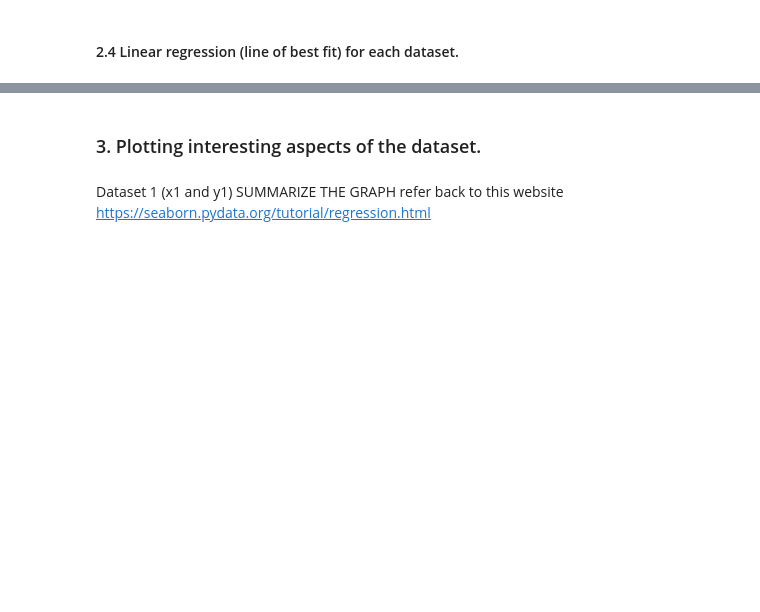
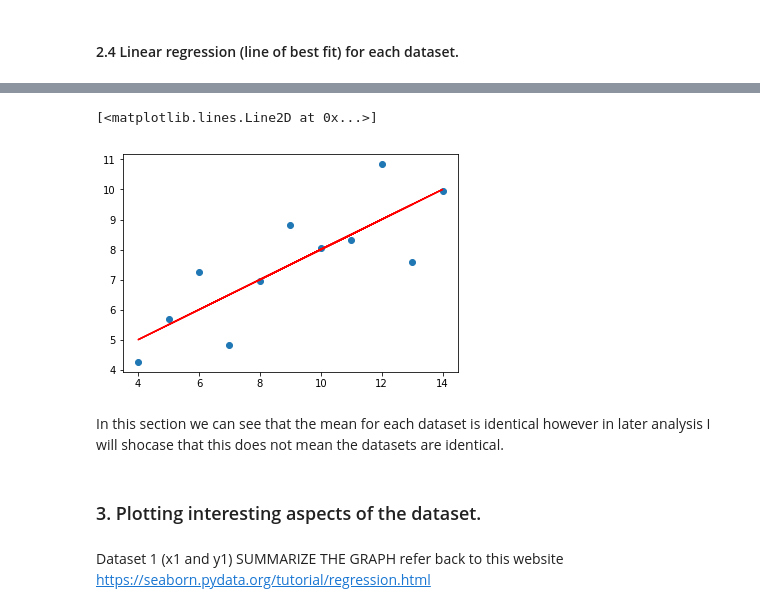
Before and after one commit to MartynaMisk/AnscombesQuarter, a Jupyter notebook: InvestigationAnscombesQuartet.ipynb, the cells around one changed output, grey strips where cells are left out. Cells and saved outputs as stored; diff of their text form; code cells hidden in the pictures; blank space fills up the shorter version.

```diff
--- a/InvestigationAnscombesQuartet.ipynb
+++ b/InvestigationAnscombesQuartet.ipynb
@@ -221,3 +276,12 @@ df.loc[:,["x4", "y4"]].corr()
+# %%
+#When I put them together I will see the line of best fit with the varibles:
+plt.plot(x,y,'o')
+plt.plot(x,np.polyval(p1,x),'r-')
+# %% [output]
+[<matplotlib.lines.Line2D at 0x...>]
+[figure, added]
+# %% [markdown]
+In this section we can see that the mean for each dataset is identical however in later analysis I will shocase that this does not mean the datasets are identical.
 # %% [markdown]
 ### 3. Plotting interesting aspects of the dataset.
 # %% [markdown]
```
Also changed, not shown: parts of 39 cells of this notebook.
